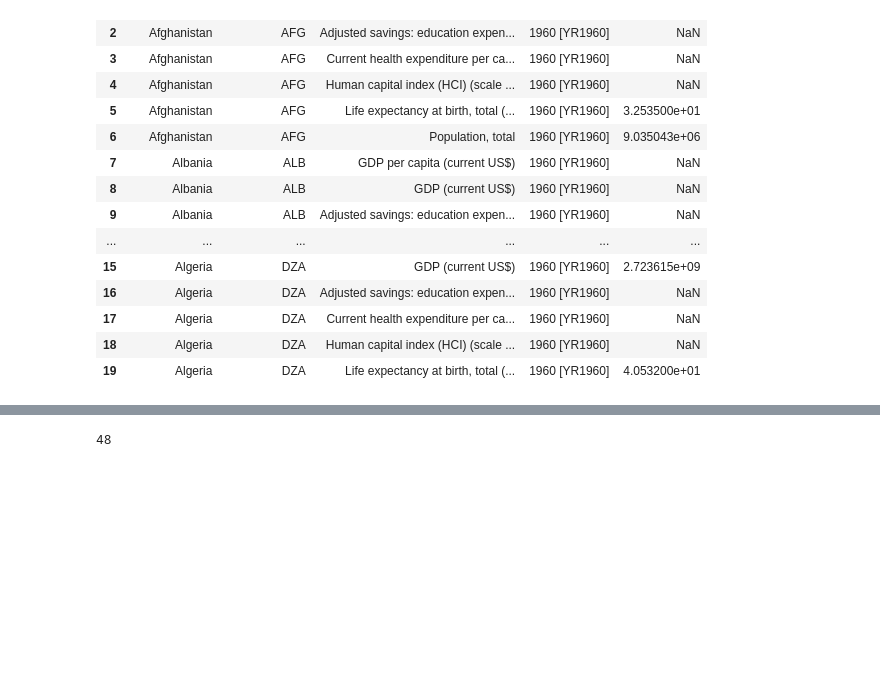
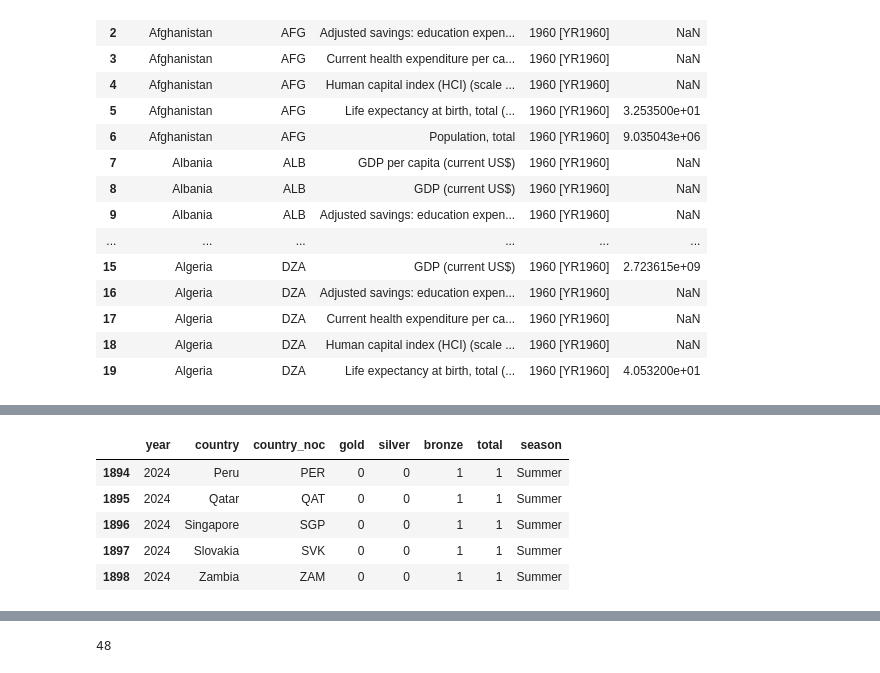
Before and after one commit to KetherineWang/olympics-data-story, a Jupyter notebook: compilingMedalIndicator.ipynb, the cells around one changed output, grey strips where cells are left out. Cells and saved outputs as stored; diff of their text form; code cells hidden in the pictures; blank space fills up the shorter version.

```diff
--- a/compilingMedalIndicator.ipynb
+++ b/compilingMedalIndicator.ipynb
@@ -110,0 +182,12 @@ country_medals.to_csv('country_medals.csv', index=False)
+# %%
+# Concatenate 1896-2022 dataset with 2024 dataset
+final_country_medals_dataset = pd.concat([country_medals, medals_2024], ignore_index=True)
+# %%
+final_country_medals_dataset.tail()
+# %% [output]
+|  | year | country | country_noc | gold | silver | bronze | total | season |
+| 1894 | 2024 | Peru | PER | 0 | 0 | 1 | 1 | Summer |
+| 1895 | 2024 | Qatar | QAT | 0 | 0 | 1 | 1 | Summer |
+| 1896 | 2024 | Singapore | SGP | 0 | 0 | 1 | 1 | Summer |
+| 1897 | 2024 | Slovakia | SVK | 0 | 0 | 1 | 1 | Summer |
+| 1898 | 2024 | Zambia | ZAM | 0 | 0 | 1 | 1 | Summer |
```
Also changed, not shown: parts of 17 cells of this notebook, 25 other files.
